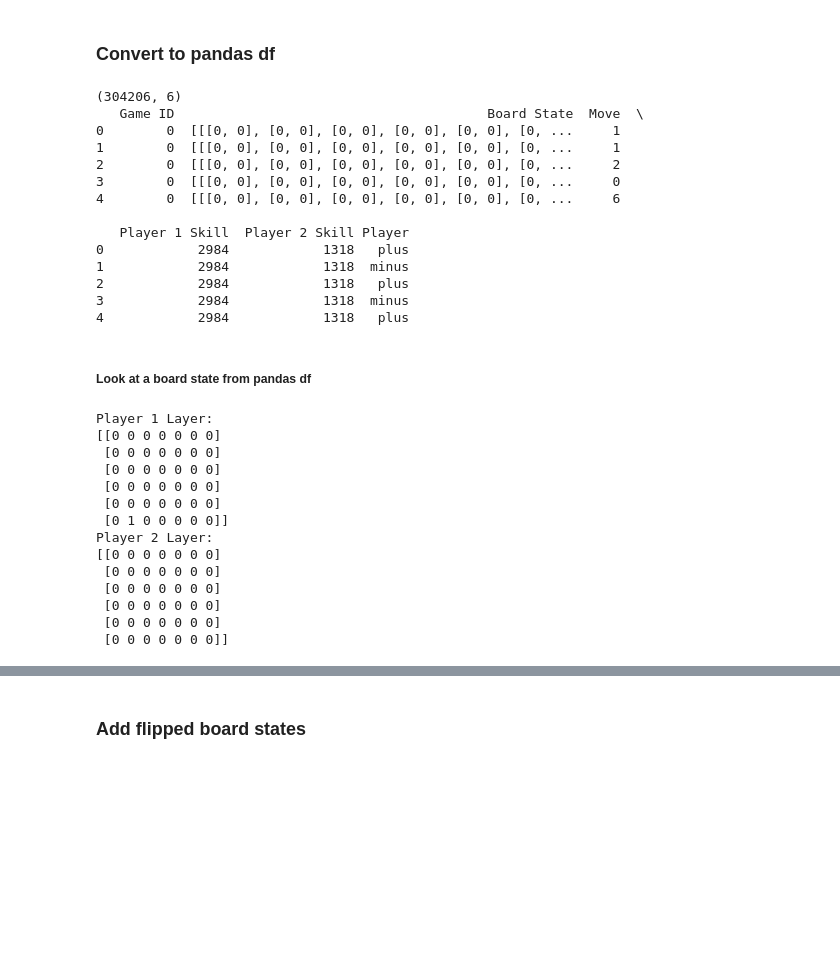
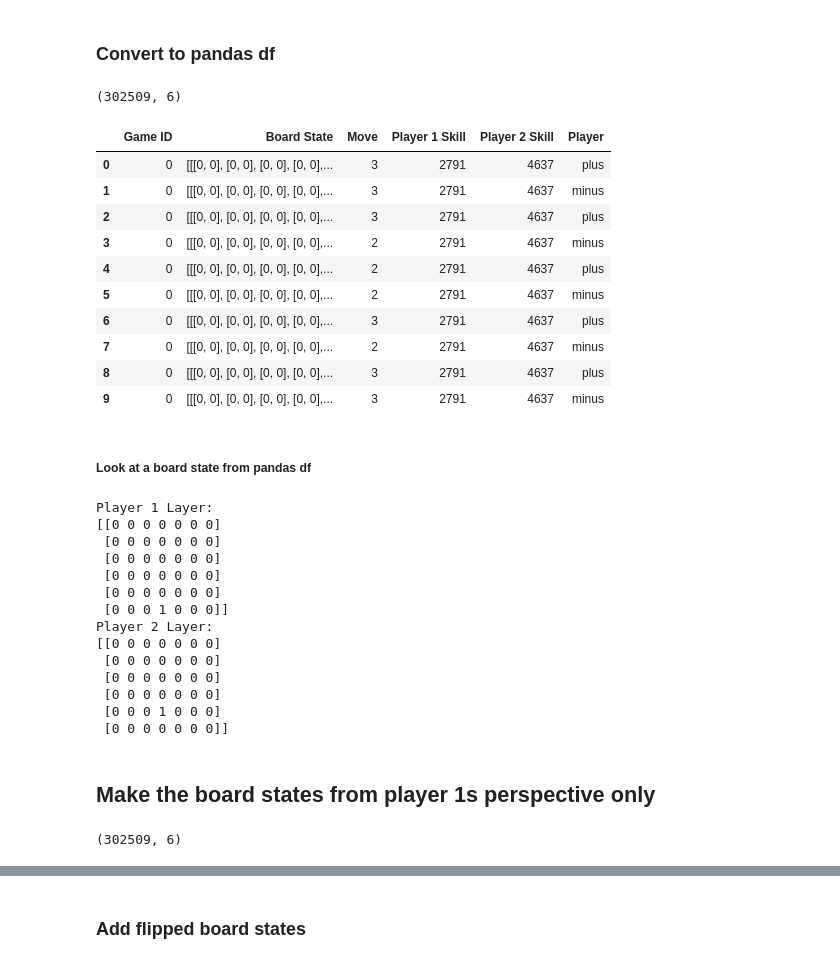
Before and after one commit to Hrishi-Salitri/Connect4_Project1, a Jupyter notebook: Dataset_testing.ipynb, the cells around one changed output, grey strips where cells are left out. Cells and saved outputs as stored; diff of their text form; code cells hidden in the pictures; blank space fills up the shorter version.

```diff
--- a/Dataset_testing.ipynb
+++ b/Dataset_testing.ipynb
@@ -90,33 +92,36 @@ for record in dataset_progressive_skill:
     )
 
 connect4 = pd.DataFrame(data)
-# %%
-print(connect4.shape)
-print(connect4.head())
-# %% [output]
-(304206, 6)
-   Game ID                                        Board State  Move  \
-0        0  [[[0, 0], [0, 0], [0, 0], [0, 0], [0, 0], [0, ...     1
-1        0  [[[0, 0], [0, 0], [0, 0], [0, 0], [0, 0], [0, ...     1
-2        0  [[[0, 0], [0, 0], [0, 0], [0, 0], [0, 0], [0, ...     2
-3        0  [[[0, 0], [0, 0], [0, 0], [0, 0], [0, 0], [0, ...     0
-4        0  [[[0, 0], [0, 0], [0, 0], [0, 0], [0, 0], [0, ...     6
-
-   Player 1 Skill  Player 2 Skill Player
-0            2984            1318   plus
-1            2984            1318  minus
-2            2984            1318   plus
-3            2984            1318  minus
-4            2984            1318   plus
+# %%
+connect4.shape
+# %% [output]
+(302509, 6)
+# %%
+connect4.head(10)
+
+# np.flip
+# 6 - best_move
+# %% [output]
+|  | Game ID | Board State | Move | Player 1 Skill | Player 2 Skill | Player |
+| 0 | 0 | [[[0, 0], [0, 0], [0, 0], [0, 0],... | 3 | 2791 | 4637 | plus |
+| 1 | 0 | [[[0, 0], [0, 0], [0, 0], [0, 0],... | 3 | 2791 | 4637 | minus |
+| 2 | 0 | [[[0, 0], [0, 0], [0, 0], [0, 0],... | 3 | 2791 | 4637 | plus |
+| 3 | 0 | [[[0, 0], [0, 0], [0, 0], [0, 0],... | 2 | 2791 | 4637 | minus |
+| 4 | 0 | [[[0, 0], [0, 0], [0, 0], [0, 0],... | 2 | 2791 | 4637 | plus |
+| 5 | 0 | [[[0, 0], [0, 0], [0, 0], [0, 0],... | 2 | 2791 | 4637 | minus |
+| 6 | 0 | [[[0, 0], [0, 0], [0, 0], [0, 0],... | 3 | 2791 | 4637 | plus |
+| 7 | 0 | [[[0, 0], [0, 0], [0, 0], [0, 0],... | 2 | 2791 | 4637 | minus |
+| 8 | 0 | [[[0, 0], [0, 0], [0, 0], [0, 0],... | 3 | 2791 | 4637 | plus |
+| 9 | 0 | [[[0, 0], [0, 0], [0, 0], [0, 0],... | 3 | 2791 | 4637 | minus |
 # %% [markdown]
 ##### Look at a board state from pandas df
 # %%
 # Access the board state for the first record
-board_state = connect4.loc[1, "Board State"]
+# board_state = connect4.loc[1, "Board State"]
 print("Player 1 Layer:")
-print(board_state[:, :, 0])  # Player 1's layer
+print(connect4.loc[2, "Board State"][:, :, 0])  # Player 1's layer
 print("Player 2 Layer:")
-print(board_state[:, :, 1])  # Player 2's layer
+print(connect4.loc[2, "Board State"][:, :, 1])  # Player 2's layer
 # %% [output]
 Player 1 Layer:
 [[0 0 0 0 0 0 0]
@@ -124,11 +129,13 @@ Player 1 Layer:
  [0 0 0 0 0 0 0]
  [0 0 0 0 0 0 0]
  [0 0 0 0 0 0 0]
- [0 1 0 0 0 0 0]]
+ [0 0 0 1 0 0 0]]
 Player 2 Layer:
 [[0 0 0 0 0 0 0]
  [0 0 0 0 0 0 0]
  [0 0 0 0 0 0 0]
  [0 0 0 0 0 0 0]
- [0 0 0 0 0 0 0]
+ [0 0 0 1 0 0 0]
  [0 0 0 0 0 0 0]]
+# %% [markdown]
+## Make the board states from player 1s perspective only
@@ -134,0 +212,4 @@ Player 2 Layer:
+# %%
+connect4_standardized.shape
+# %% [output]
+(302509, 6)
```
Also changed, not shown: parts of 22 cells of this notebook, 5 other files.
